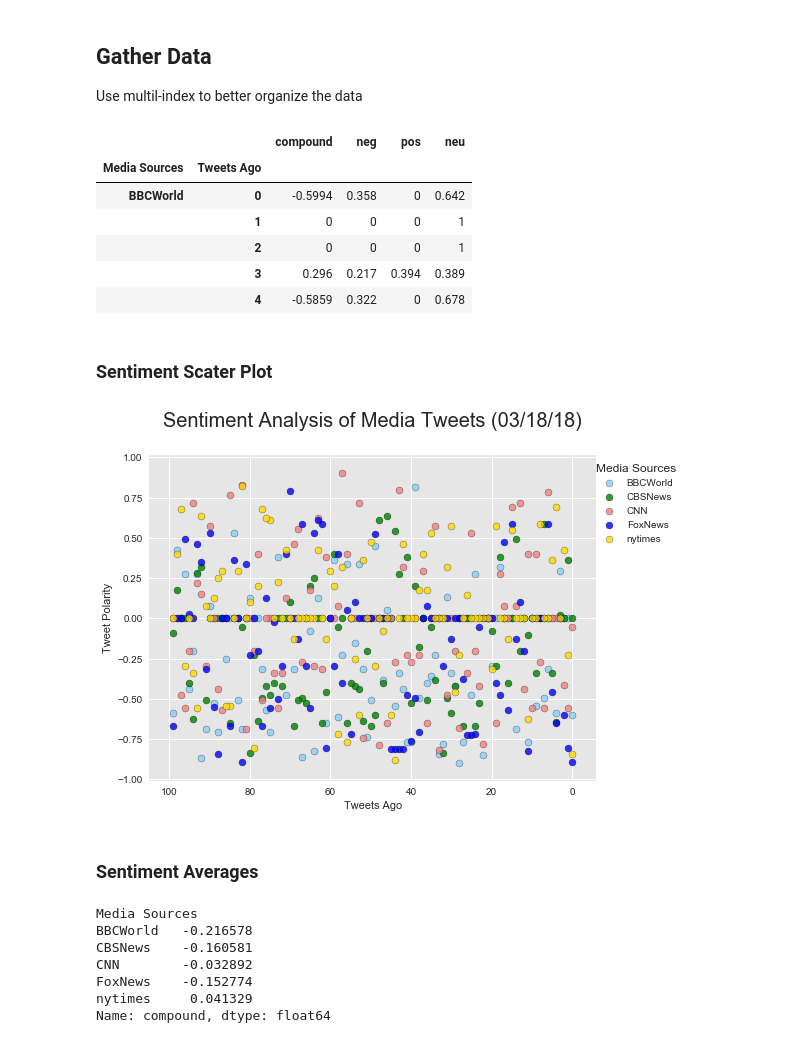
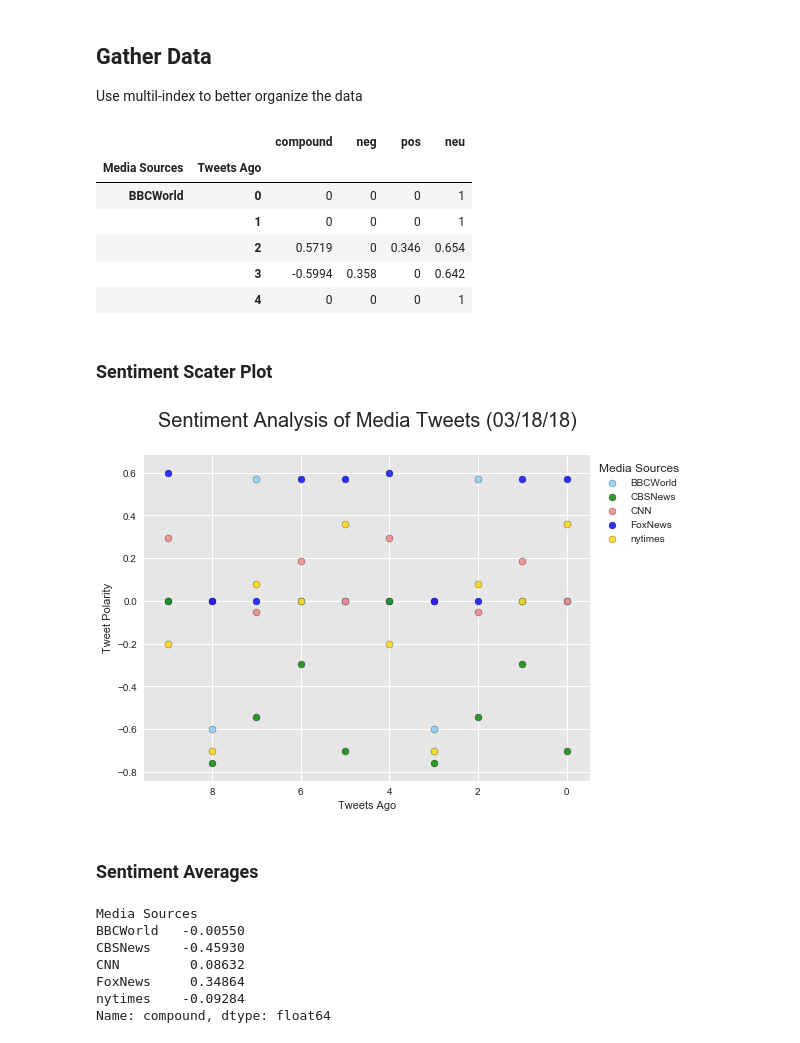
Before and after one commit to feng443/RUDSWeek7SocialAnalytics, a Jupyter notebook: NewsMood.ipynb, the cells around one changed output. Drawn from its saved outputs; the diff is of its cells as text; code cells hidden in the pictures.

```diff
--- a/NewsMood.ipynb
+++ b/NewsMood.ipynb
@@ -51,7 +51,8 @@ from twitter_config import *
 # %% [markdown]
 ## Gobals & Constants
 # %%
-COUNT = 100
+PAGE_SIZE = 5
+PAGES = 2
 MEDIA_SOURCES = ['BBCWorld', 'CBSNews', 'CNN', 'FoxNews', 'nytimes']
 SCORES = ['compound', 'neg', 'pos', 'neu']
 
@@ -76,31 +77,28 @@ Use multil-index to better organize the data
 # %%
 df = pd.DataFrame(
     index=pd.MultiIndex.from_product(
-        [MEDIA_SOURCES, list(range(COUNT))],
+        [MEDIA_SOURCES, list(range(PAGE_SIZE * PAGES))],
         names=['Media Sources', 'Tweets Ago']
     ),
     columns=SCORES
 )
 
 for media_source in MEDIA_SOURCES:
     tweets_ago = 0
-    tweets = TWITTER_API.user_timeline(media_source, count=COUNT)
-    for tweet in tweets:
-        df.loc[(media_source, tweets_ago), SCORES] = itemgetter(*SCORES)(
-                SENTIMENT_ANALYZER.polarity_scores(
-                    tweet['text']
-                )
-            )
-        tweets_ago += 1
+    for page in range(PAGES):
+        for tweet in TWITTER_API.user_timeline(media_source, count=PAGE_SIZE, page=page):
+            df.loc[(media_source, tweets_ago), SCORES] = itemgetter(*SCORES)(
+                SENTIMENT_ANALYZER.polarity_scores(tweet['text']))
+            tweets_ago += 1
 df.head()
 # %% [output]
 |  |  | compound | neg | pos | neu |
 | Media Sources | Tweets Ago |  |  |  |  |
-| BBCWorld | 0 | -0.5994 | 0.358 | 0 | 0.642 |
+| BBCWorld | 0 | 0 | 0 | 0 | 1 |
 |  | 1 | 0 | 0 | 0 | 1 |
-|  | 2 | 0 | 0 | 0 | 1 |
-|  | 3 | 0.296 | 0.217 | 0.394 | 0.389 |
-|  | 4 | -0.5859 | 0.322 | 0 | 0.678 |
+|  | 2 | 0.5719 | 0 | 0.346 | 0.654 |
+|  | 3 | -0.5994 | 0.358 | 0 | 0.642 |
+|  | 4 | 0 | 0 | 0 | 1 |
 # %%
 ### Export to CSV
 # %%
@@ -121,20 +119,20 @@ for media_source in MEDIA_SOURCES:
         edgecolor='black',
         label=media_source
     )
+
 ax.legend(
     title='Media Sources',
-    loc='upper right',
-    bbox_to_anchor=(1.2, 1)
+    bbox_to_anchor=(1.22, 1)
 )
 
 plt.gca().invert_xaxis()
 plt.title(f'Sentiment Analysis of Media Tweets ({TODAY})\n', fontsize=20)
 plt.xlabel('Tweets Ago')
 plt.ylabel('Tweet Polarity')
-plt.savefig('NewsMode_scatter.png')
+plt.savefig('NewsMode_scatter.png', bbox_inches='tight')
 plt.show()
 # %% [output]
-[figure, old version]
+[figure, new version]
 # %% [markdown]
 ### Sentiment Averages
 # %%
@@ -142,11 +140,11 @@ df_mean = pd.to_numeric(df['compound']).groupby('Media Sources').mean()
 df_mean
 # %% [output]
 Media Sources
-BBCWorld   -0.216578
-CBSNews    -0.160581
-CNN        -0.032892
-FoxNews    -0.152774
-nytimes     0.041329
+BBCWorld   -0.00550
+CBSNews    -0.45930
+CNN         0.08632
+FoxNews     0.34864
+nytimes    -0.09284
 Name: compound, dtype: float64
 # %%
 fig, ax = plt.subplots(figsize=(10, 6))
```
Also changed, not shown: parts of 1 cell of this notebook, 1 other file.
